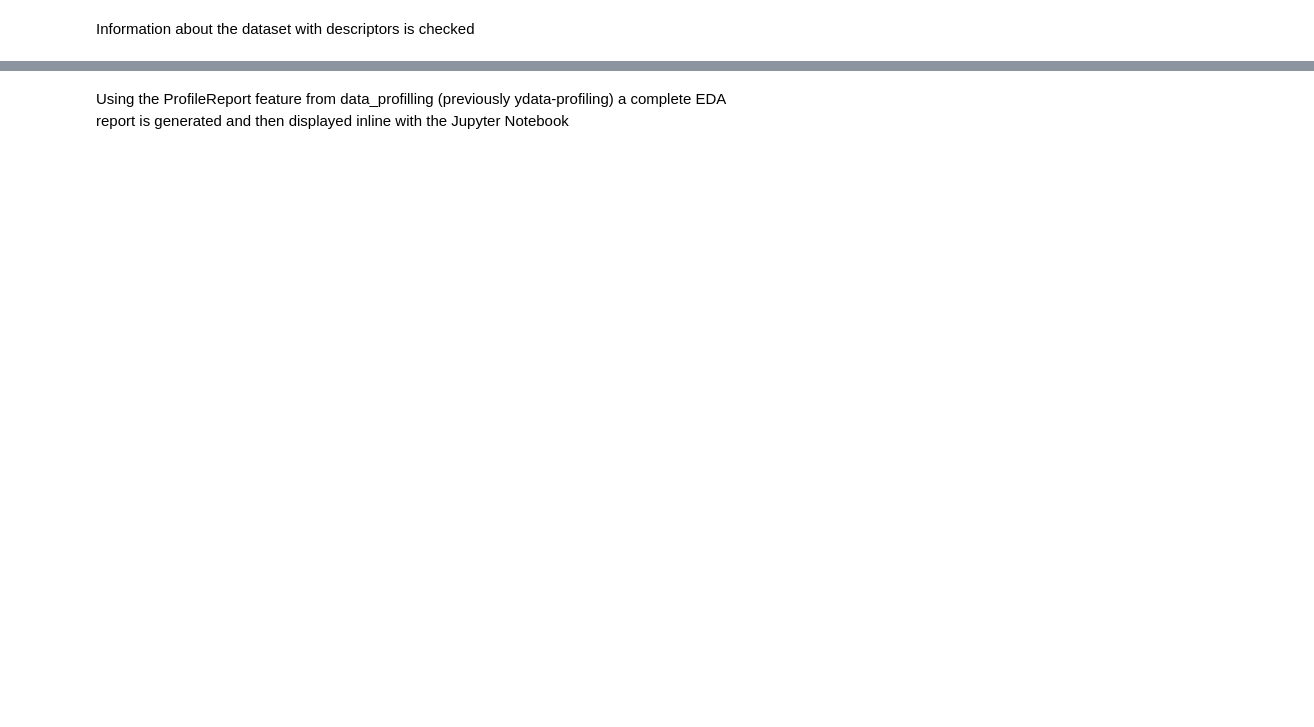
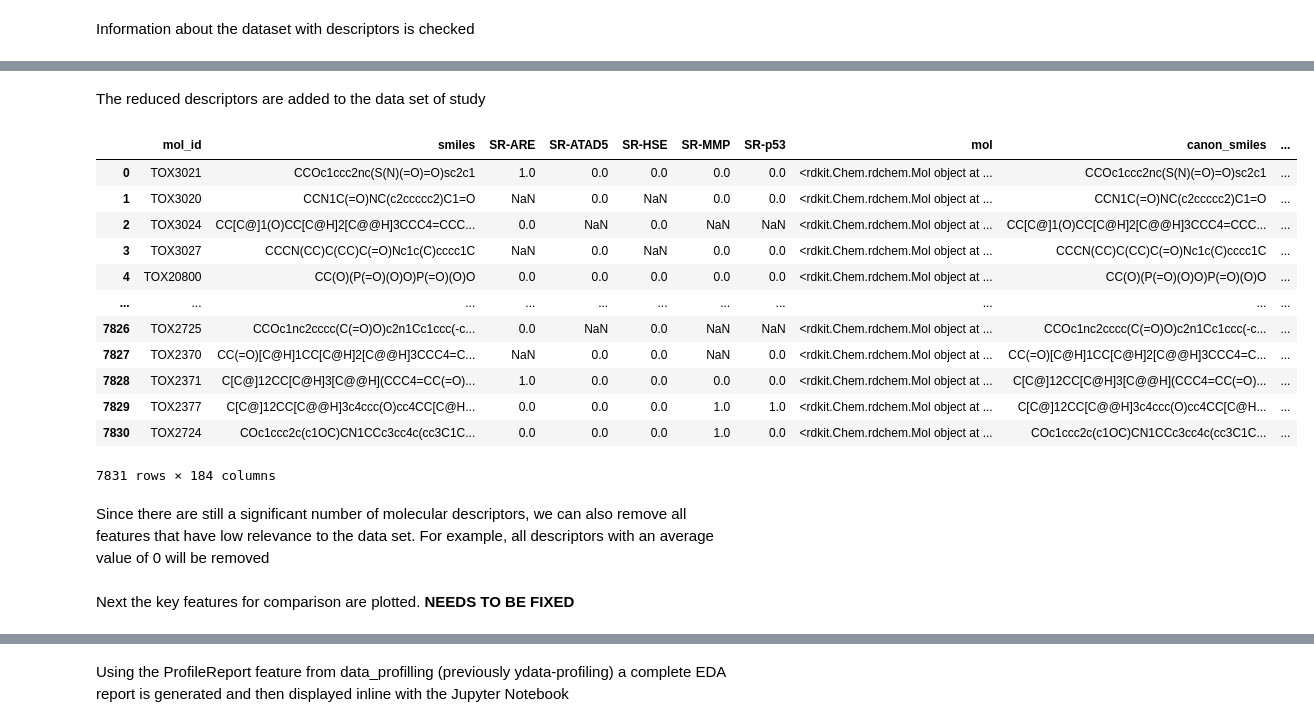
Before and after one commit to Natashasia/CHE1147-Group-6, a Jupyter notebook: EDA.ipynb, the cells around one changed output, grey strips where cells are left out. Drawn from its saved outputs; the diff is of its cells as text; code cells hidden in the pictures; blank space fills up the shorter version.

```diff
--- a/EDA.ipynb
+++ b/EDA.ipynb
@@ -38,0 +93,3 @@ OSError: [Errno 22] Invalid argument: 'https://github.com/Natashasia/CHE1147-Gro
+# %%
+df_of_study = df[['mol_id','smiles', 'SR-ARE', 'SR-ATAD5', 'SR-HSE', 'SR-MMP', 'SR-p53']]
+df_of_study.head()
@@ -145,0 +285,17 @@ plt.show()
+# %%
+descriptor_columns = df_with_descriptors.columns[9:]
+
+correlation_matrix = df_with_descriptors[descriptor_columns].corr()
+
+def remove_highly_correlated_descriptors(correlation_matrix, threshold=0.90):
+    #avoids redundancy by only searching the upper triangle of the correlation matrix to avoid being redundant and avoids the diagonal of self correlation
+    top_of_corr_matrix = correlation_matrix.where(np.triu(np.ones(correlation_matrix.shape), k=1).astype(bool))
+    descriptors_to_remove = [column for column in top_of_corr_matrix.columns if any(top_of_corr_matrix[column].abs() > threshold)]
+
+    reduced_descriptors_matrix = correlation_matrix.drop(descriptors_to_remove, axis=1)
+
+    return reduced_descriptors_matrix
+
+test_reduced_correlation_matrix = remove_highly_correlated_descriptors(correlation_matrix, 0.9)
+
+test_reduced_correlation_matrix
@@ -145,0 +316,23 @@ plt.show()
+# %% [markdown]
+The reduced descriptors are added to the data set of study
+# %%
+core_cols = df_with_descriptors.iloc[:, :9]
+descr_cols = test_reduced_correlation_matrix.columns
+simplified_df = pd.concat([core_cols, df_with_descriptors[descr_cols]],axis=1)
+simplified_df
+# %% [output]
+|  | mol_id | smiles | SR-ARE | SR-ATAD5 | SR-HSE | SR-MMP | SR-p53 | mol | canon_smiles | ... |
+| 0 | TOX3021 | CCOc1ccc2nc(S(N)(=O)=O)sc2c1 | 1.0 | 0.0 | 0.0 | 0.0 | 0.0 | <rdkit.Chem.rdchem.Mol object at ... | CCOc1ccc2nc(S(N)(=O)=O)sc2c1 | ... |
+| 1 | TOX3020 | CCN1C(=O)NC(c2ccccc2)C1=O | NaN | 0.0 | NaN | 0.0 | 0.0 | <rdkit.Chem.rdchem.Mol object at ... | CCN1C(=O)NC(c2ccccc2)C1=O | ... |
+| 2 | TOX3024 | CC[C@]1(O)CC[C@H]2[C@@H]3CCC4=CCC... | 0.0 | NaN | 0.0 | NaN | NaN | <rdkit.Chem.rdchem.Mol object at ... | CC[C@]1(O)CC[C@H]2[C@@H]3CCC4=CCC... | ... |
+| 3 | TOX3027 | CCCN(CC)C(CC)C(=O)Nc1c(C)cccc1C | NaN | 0.0 | NaN | 0.0 | 0.0 | <rdkit.Chem.rdchem.Mol object at ... | CCCN(CC)C(CC)C(=O)Nc1c(C)cccc1C | ... |
+| 4 | TOX20800 | CC(O)(P(=O)(O)O)P(=O)(O)O | 0.0 | 0.0 | 0.0 | 0.0 | 0.0 | <rdkit.Chem.rdchem.Mol object at ... | CC(O)(P(=O)(O)O)P(=O)(O)O | ... |
+| ... | ... | ... | ... | ... | ... | ... | ... | ... | ... | ... |
+| 7826 | TOX2725 | CCOc1nc2cccc(C(=O)O)c2n1Cc1ccc(-c... | 0.0 | NaN | 0.0 | NaN | NaN | <rdkit.Chem.rdchem.Mol object at ... | CCOc1nc2cccc(C(=O)O)c2n1Cc1ccc(-c... | ... |
+| 7827 | TOX2370 | CC(=O)[C@H]1CC[C@H]2[C@@H]3CCC4=C... | NaN | 0.0 | 0.0 | NaN | 0.0 | <rdkit.Chem.rdchem.Mol object at ... | CC(=O)[C@H]1CC[C@H]2[C@@H]3CCC4=C... | ... |
+| 7828 | TOX2371 | C[C@]12CC[C@H]3[C@@H](CCC4=CC(=O)... | 1.0 | 0.0 | 0.0 | 0.0 | 0.0 | <rdkit.Chem.rdchem.Mol object at ... | C[C@]12CC[C@H]3[C@@H](CCC4=CC(=O)... | ... |
+| 7829 | TOX2377 | C[C@]12CC[C@@H]3c4ccc(O)cc4CC[C@H... | 0.0 | 0.0 | 0.0 | 1.0 | 1.0 | <rdkit.Chem.rdchem.Mol object at ... | C[C@]12CC[C@@H]3c4ccc(O)cc4CC[C@H... | ... |
+| 7830 | TOX2724 | COc1ccc2c(c1OC)CN1CCc3cc4c(cc3C1C... | 0.0 | 0.0 | 0.0 | 1.0 | 0.0 | <rdkit.Chem.rdchem.Mol object at ... | COc1ccc2c(c1OC)CN1CCc3cc4c(cc3C1C... | ... |
+7831 rows × 184 columns
+# %% [markdown]
+Since there are still a significant number of molecular descriptors, we can also remove all features that have low relevance to the data set. For example, all descriptors with an average value of 0 will be removed
@@ -145,0 +364,2 @@ plt.show()
+# %% [markdown]
+Next the key features for comparison are plotted. **NEEDS TO BE FIXED**
```
Also changed, not shown: parts of 51 cells of this notebook.
